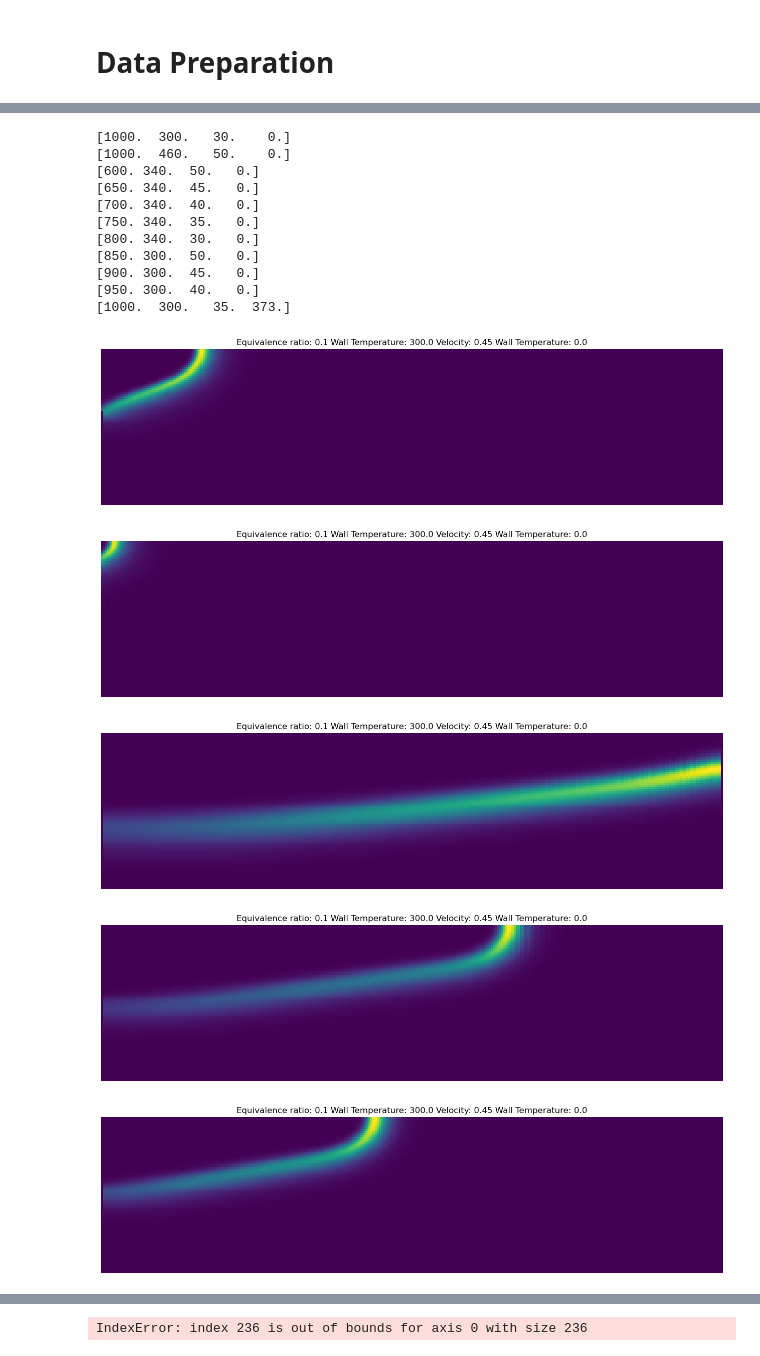
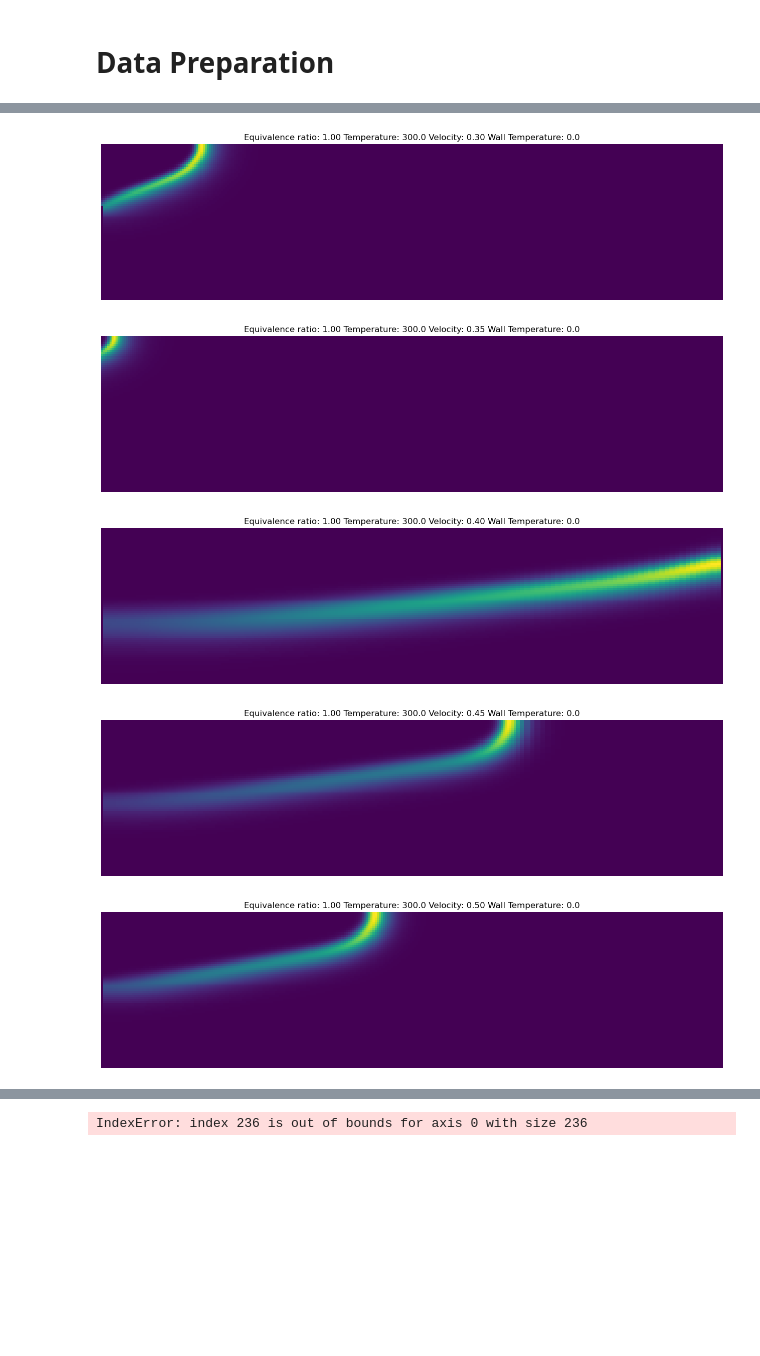
Before and after one commit to zzhuqshun/ML-for-dynamical-system, a Jupyter notebook: Autoencoder.ipynb, the cells around one changed output, grey strips where cells are left out. Saved outputs shown, nothing was run; the diff lists cells and outputs as text; code cells hidden in the pictures; blank space fills up the shorter version.

```diff
--- a/Autoencoder.ipynb
+++ b/Autoencoder.ipynb
@@ -110,35 +121,49 @@ for i in range(conditions.shape[1]):
 
 # Data split
 train_data, test_data, label_train, label_test = train_test_split(Qdot, df, test_size = 0.15, shuffle=True)
+# %%
+# Data augmentation
+
+datagen = keras.preprocessing.image.ImageDataGenerator(
+    width_shift_range=0.05,
+    height_shift_range=0.05,
+    zoom_range=0.1,
+    fill_mode='nearest'
+)
+
+train_data_augmented = []
+label_train_augmented = []
+for i in range(train_data.shape[0]):
+    img = train_data[i].reshape((1, 75, 300, 1))
+    it = datagen.flow(img, batch_size=1)
+
+    for _ in range(5):
+        batch = it.next()
+        train_data_augmented.append(batch[0])
+        label_train_augmented.append(label_train[i])
+
+train_data_augmented = np.array(train_data_augmented)
+label_train_augmented = np.array(label_train_augmented)
 # %%
 
 for i in range(236//20):
     fig = plt.figure(figsize=(16, 80))
     plt.imshow(np.reshape(Qdot[i*10],(75, 300)))
     plt.axis('off')
     #print the input data
     #print out the condition data for that image as well
-    print(condition[i*10])
+    # print(condition[i*10])
 
     #print out the parameters for the image
     #temperature, velocity, wall temperature
     #equivalence ratio
-    plt.title('Equivalence ratio: ' + str(condition[3][0]*0.0001)+ ' Wall Temperature: ' + str(condition[3][1]) +
-              ' Velocity: ' + str(condition[3][2]*0.01) + ' Wall Temperature: ' + str(condition[3][3]))
+    plt.title(f'Equivalence ratio: {condition[i][0] * 0.001:.2f} '
+                       f'Temperature: {condition[i][1]} '
+                       f'Velocity: {condition[i][2] * 0.01:.2f} '
+                       f'Wall Temperature: {condition[i][3]}')
 # %% [output]
-[1000.  300.   30.    0.]
-[1000.  460.   50.    0.]
-[600. 340.  50.   0.]
-[650. 340.  45.   0.]
-[700. 340.  40.   0.]
-[750. 340.  35.   0.]
-[800. 340.  30.   0.]
-[850. 300.  50.   0.]
-[900. 300.  45.   0.]
-[950. 300.  40.   0.]
-[1000.  300.   35.  373.]
-[figure, old version]
+[figure, new version]
-[figure, old version]
+[figure, new version]
-[figure, old version]
+[figure, new version]
-[figure, old version]
+[figure, new version]
-[figure, old version]
+[figure, new version]
```
Also changed, not shown: parts of 17 cells of this notebook, 8 other files.
